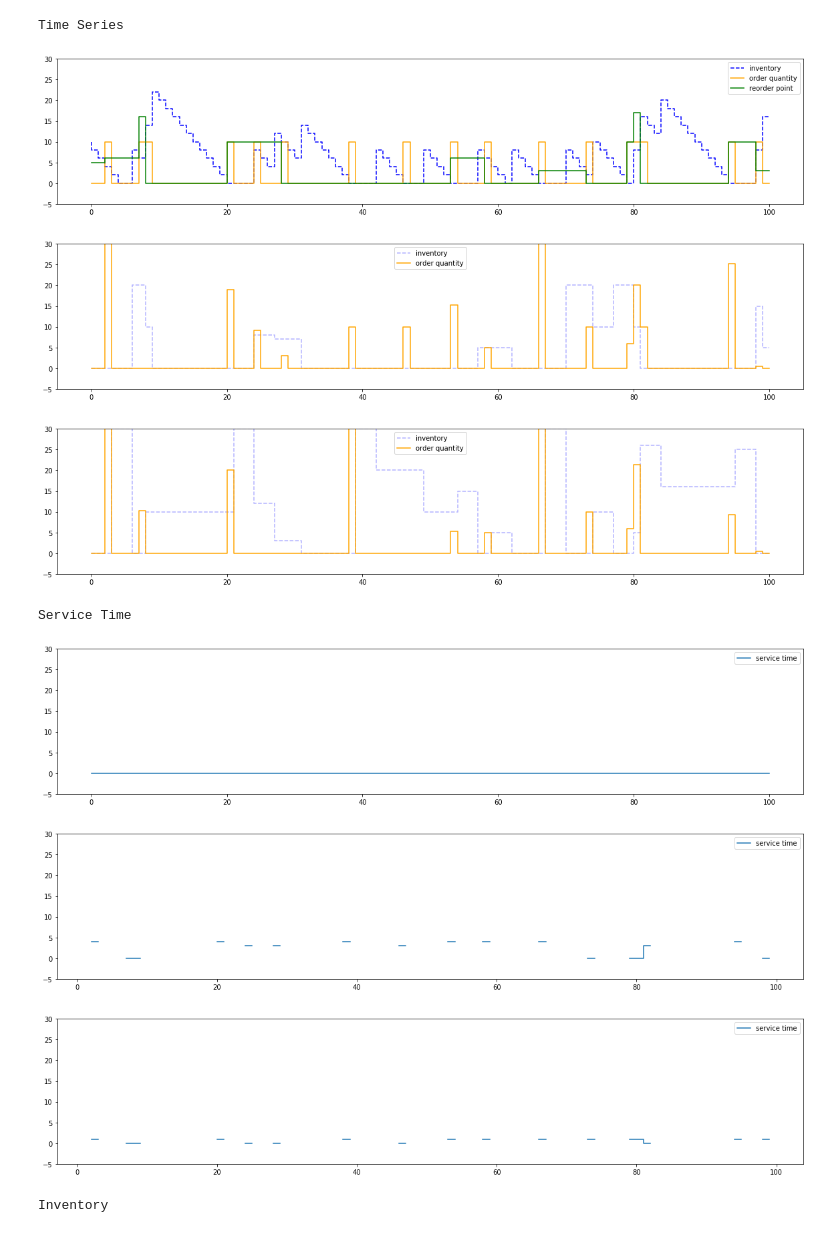
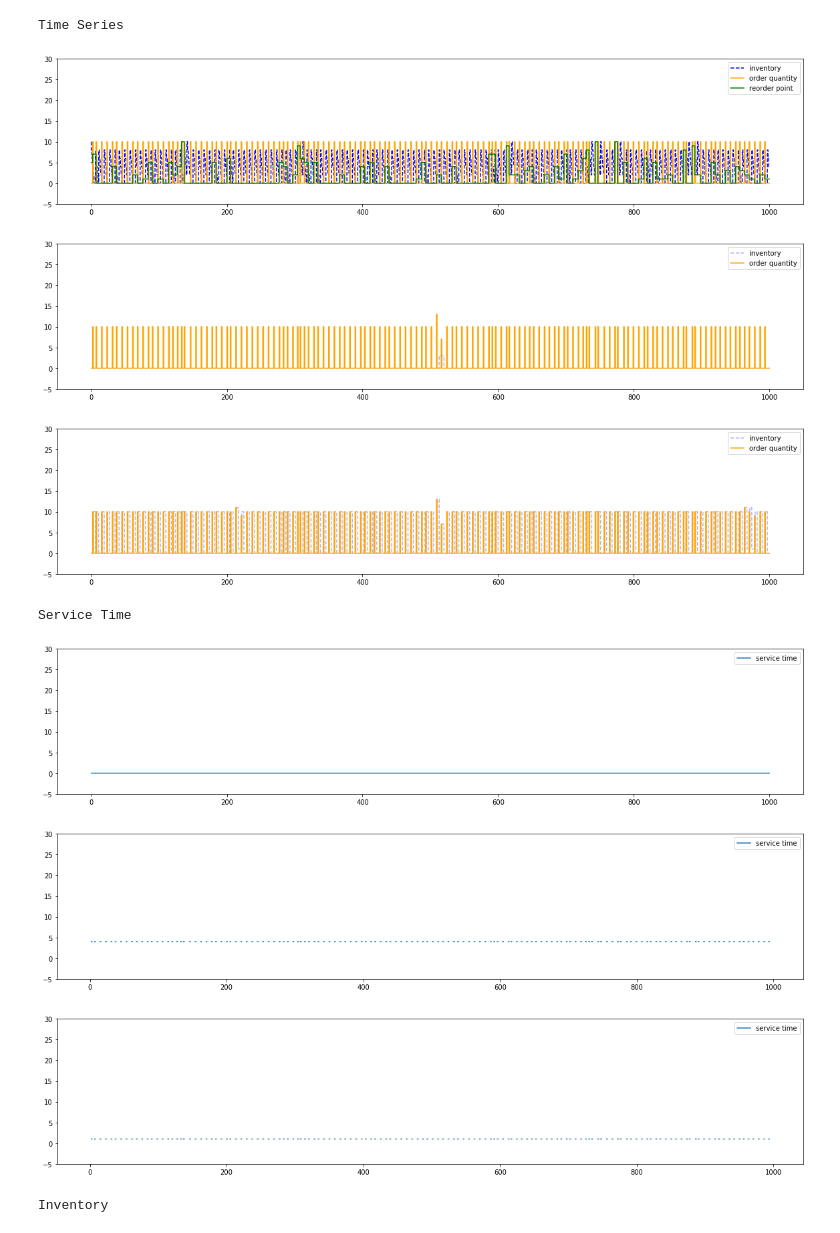
Before and after one commit to Zhangbeibei1991/safety_stock_optimisation_RL, a Jupyter notebook: policy-gradient-train-test.ipynb, the cells around one changed output. Cells and saved outputs as stored; diff of their text form; code cells hidden in the pictures.

```diff
--- a/policy-gradient-train-test.ipynb
+++ b/policy-gradient-train-test.ipynb
@@ -56,10 +56,10 @@ learningParams = {
 }
 
 envParams = {
-    "inventoryCost": [100, 5, 100],
+    "inventoryCost": [5, 1000, 1000], #[1000, 5, 1000], #
     "muDemand": 2,
     "stdDemand": 0, #0.1, #1,
     "retailerOrder": 10,
     "stockoutCost": 10000,
-    "N": 100
+    "N": 1000
 }
@@ -69,0 +66,3 @@ plannerAgent = agent.PlannerWithPolicyGradient(learningParams, envParams["retail
+# %%
+plannerAgent = agent.PlannerWithPolicyGradient(learningParams, envParams["retailerOrder"])
+plannerAgent.policy_estimator.stdVal = 5
@@ -70,15 +72,15 @@ plannerAgent = agent.PlannerWithPolicyGradient(learningParams, envParams["retail
 # %%
 # play the game while training
-stateHistory, actionHistory, rewardHistory = game.runEpisode(envParams, plannerAgent, train=True)
+stateHistory, actionHistory, rewardHistory, experiences = game.runEpisode(envParams, plannerAgent, train=False)
 
 visualize(stateHistory, actionHistory, rewardHistory, envParams["N"])
 # %% [output]
 Time Series
-[figure, old version]
+[figure, new version]
-[figure, old version]
+[figure, new version]
-[figure, old version]
+[figure, new version]
 Service Time
 [figure]
-[figure, old version]
+[figure, new version]
-[figure, old version]
+[figure, new version]
 Inventory
```
Also changed, not shown: parts of 11 cells of this notebook, 8 other files.
